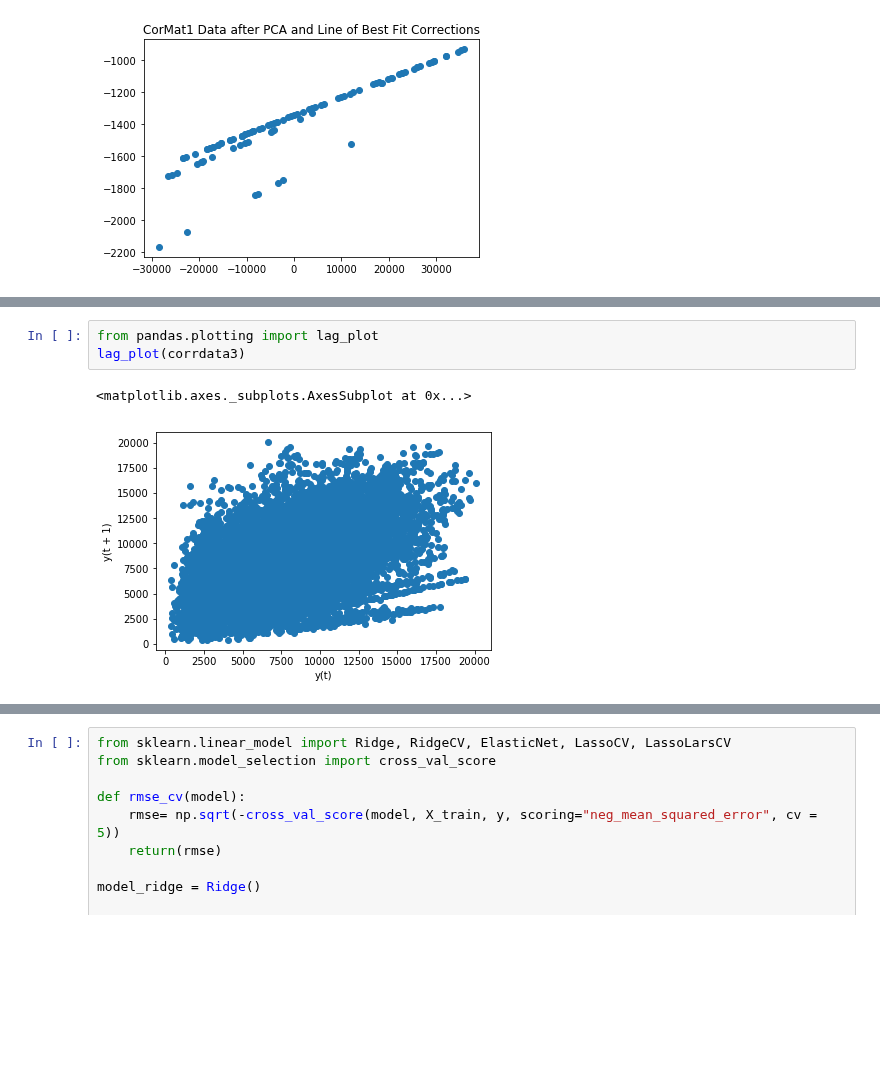
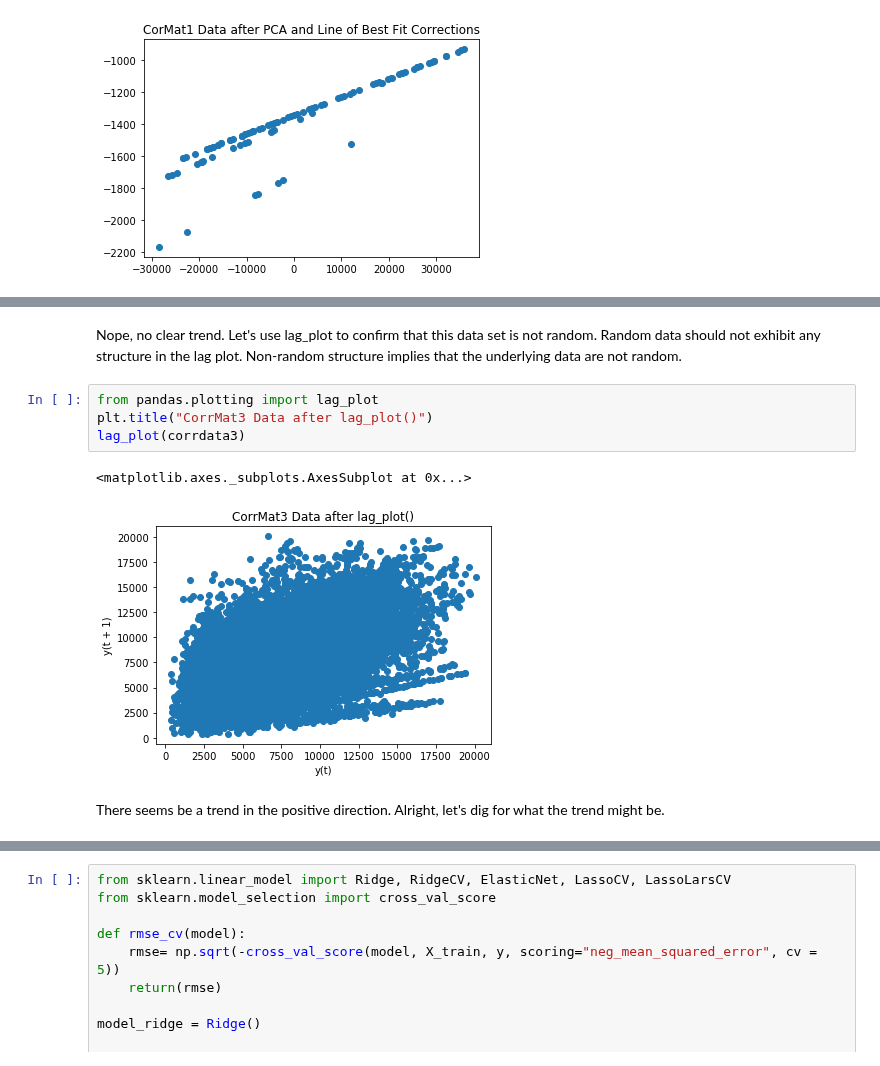
Before and after one commit to Ada520/DSLab, a Jupyter notebook: Lab4/rachelLab4.ipynb, the cells around one changed output, grey strips where cells are left out. Drawn from its saved outputs; the diff is of its cells as text; blank space fills up the shorter version.

```diff
--- a/Lab4/rachelLab4.ipynb
+++ b/Lab4/rachelLab4.ipynb
@@ -246,9 +287,15 @@ plt.show()
+# %% [markdown]
+Nope, no clear trend. Let's use lag_plot to confirm that this data set is not random.
+Random data should not exhibit any structure in the lag plot. Non-random structure implies that the underlying data are not random.
 # %%
 from pandas.plotting import lag_plot
+plt.title("CorrMat3 Data after lag_plot()")
 lag_plot(corrdata3)
 # %% [output]
 <matplotlib.axes._subplots.AxesSubplot at 0x...>
-[figure, old version]
+[figure, new version]
+# %% [markdown]
+There seems be a trend in the positive direction. Alright, let's dig for what the trend might be.
 # %% [markdown]
 ## Problem 4: Getting More into Kaggle
 
```
Also changed, not shown: parts of 14 cells of this notebook.
